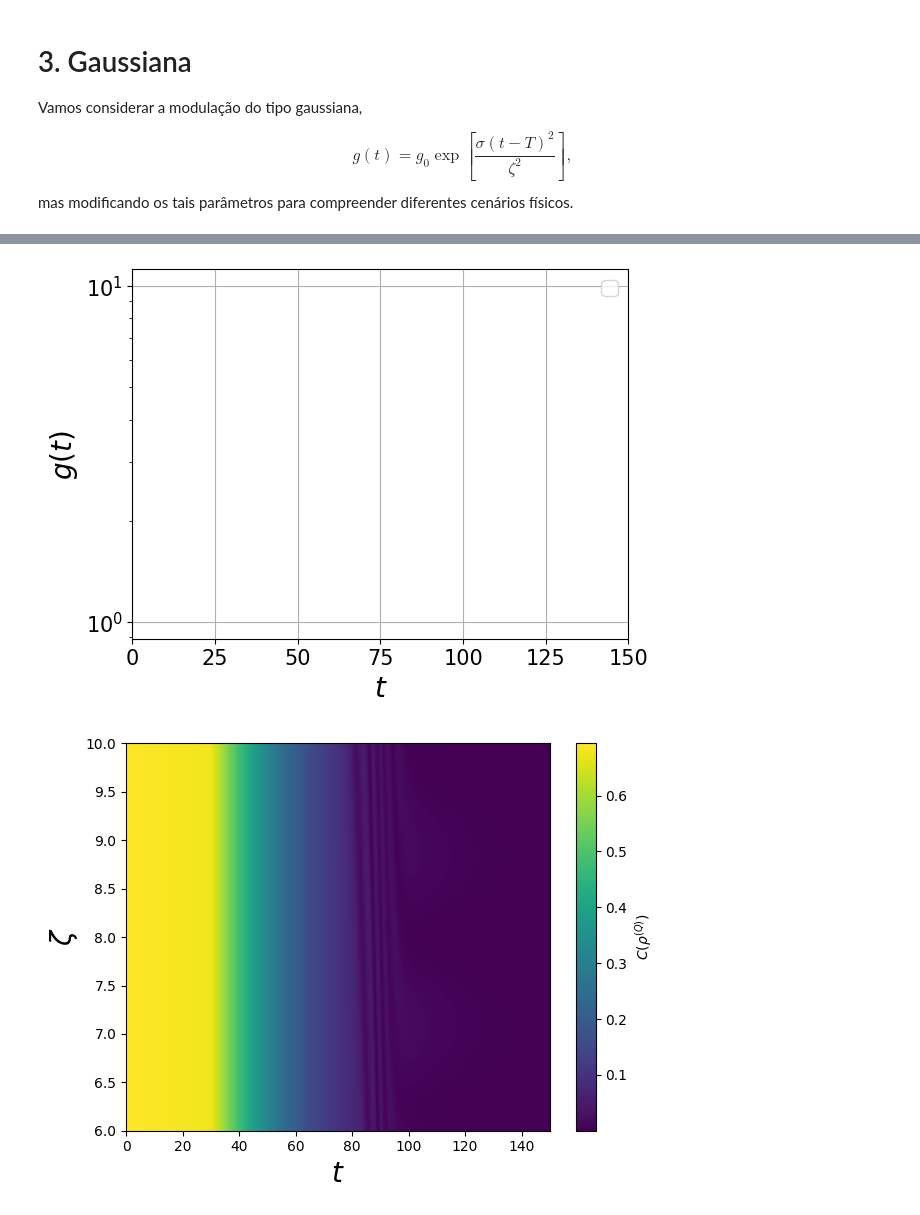
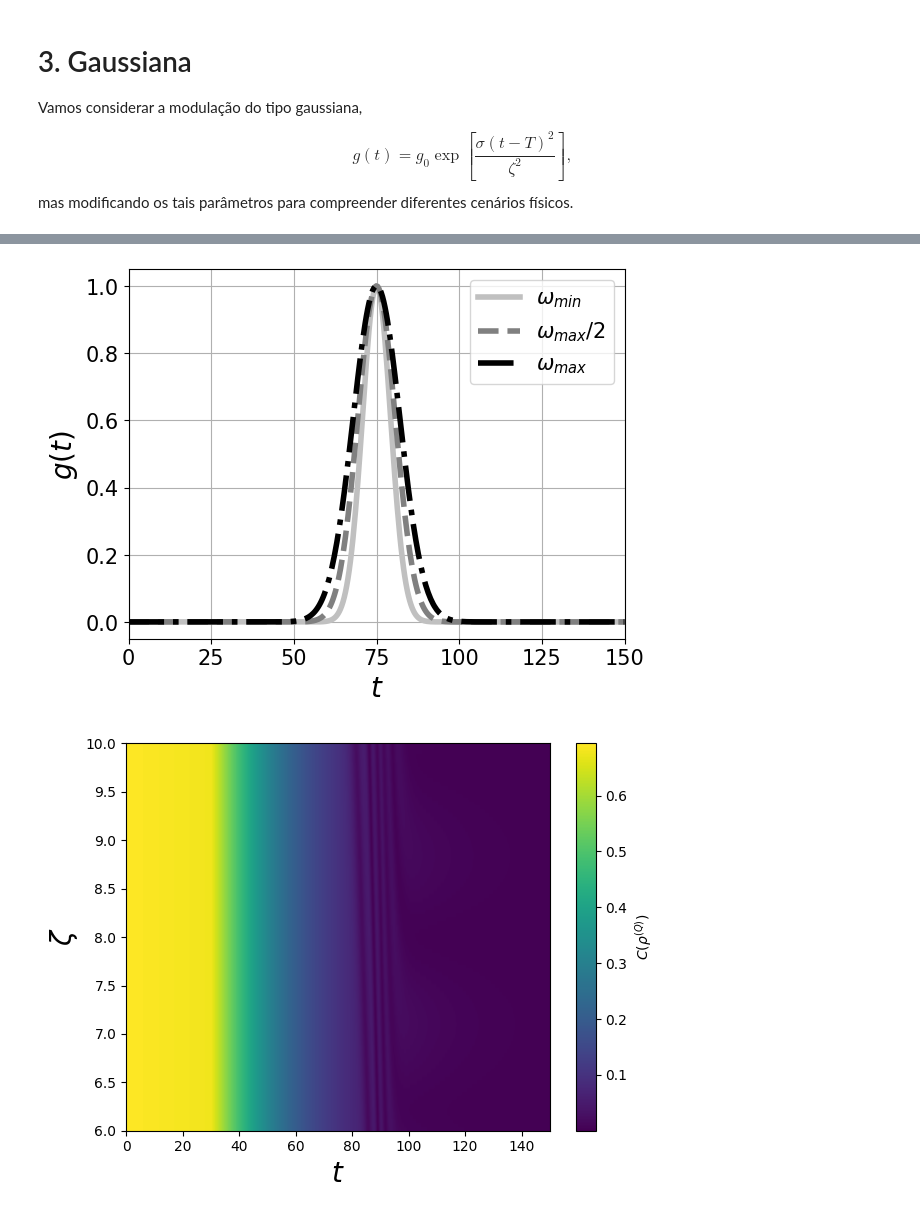
Before and after one commit to cammaral/time-dependent-coupling-open, a Jupyter notebook: plot.ipynb, the cells around one changed output, grey strips where cells are left out. Cells and saved outputs as stored; diff of their text form; code cells hidden in the pictures.

Commit message:
Update plot.ipynb
Atualização de valores

```diff
--- a/plot.ipynb
+++ b/plot.ipynb
@@ -802,28 +807,28 @@ Aqui, vamos verifical tal comportamento fazendo $\sigma=-1$, $T=20$ e $6 < \zeta
 # %%
 w_list, C_wt, D_wt, const, t = load_coerece('gauss1')
 
 lw_list = ['-', '--', '-.']
 c_list = ['silver', 'gray','black']
 indices = [1, len(w_list)//2, -1]
 
 w_label = ['$\omega_{min}$','$\omega_{max}$/2','$\omega_{max}$']
 # NÃO ESTÁ FINALIZADO
-#for i, idx in enumerate(indices):
-#    g = np.exp(-w_list[idx]*(t-20)**2/)
-#    plt.plot(t, g, lw=4, ls=lw_list[i], color=c_list[i], label=w_label[i])
+for i, idx in enumerate(indices):
+    g = np.exp(-(t-75)**2/w_list[idx]**2)
+    plt.plot(t, g, lw=4, ls=lw_list[i], color=c_list[i], label=w_label[i])
 
 
 plt.legend(fontsize=15)
 plt.ylabel('$g(t)$', fontsize=20)
 plt.xlabel('$t$', fontsize=20)
-plt.yscale('log')
+#plt.yscale('log')
 plt.yticks(fontsize=15)
 plt.xticks([0, 25, 50, 75, 100, 125, 150], fontsize=15)
 plt.xlim(0, 150)
 plt.grid(True)
 plt.show()
 # %% [output]
-[figure, old version]
+[figure, new version]
 # %%
 w_list, C_wt, D_wt, const, t = load_coerece('gauss1')
 
```
Also changed, not shown: parts of 16 cells of this notebook.
